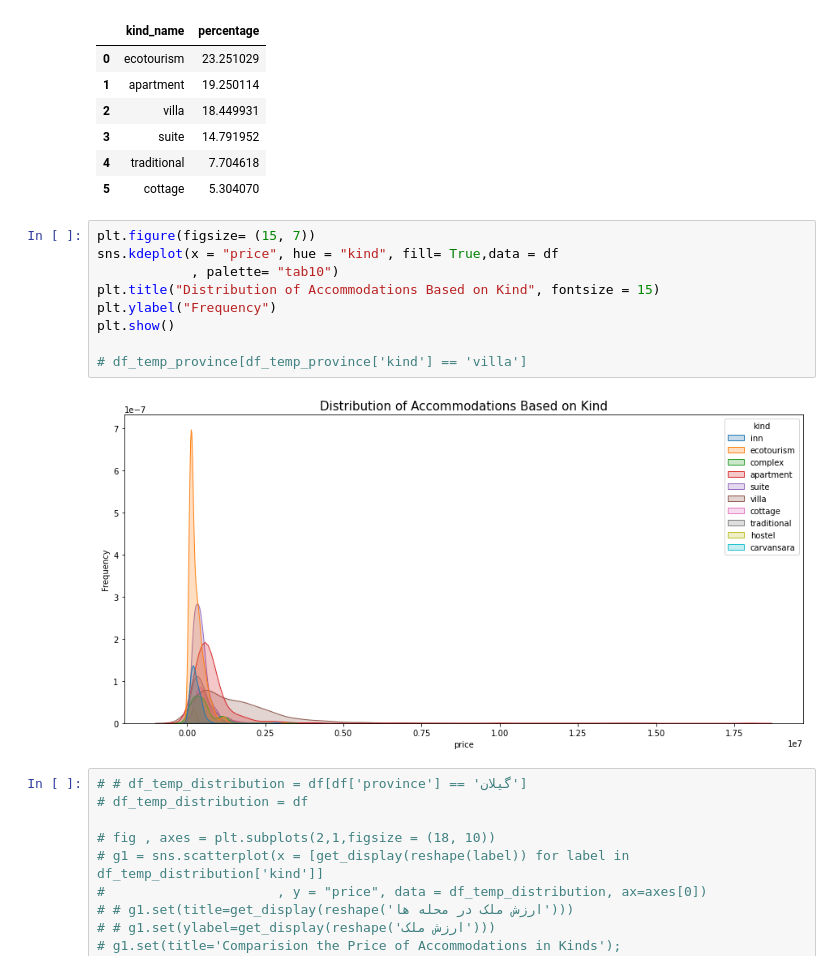
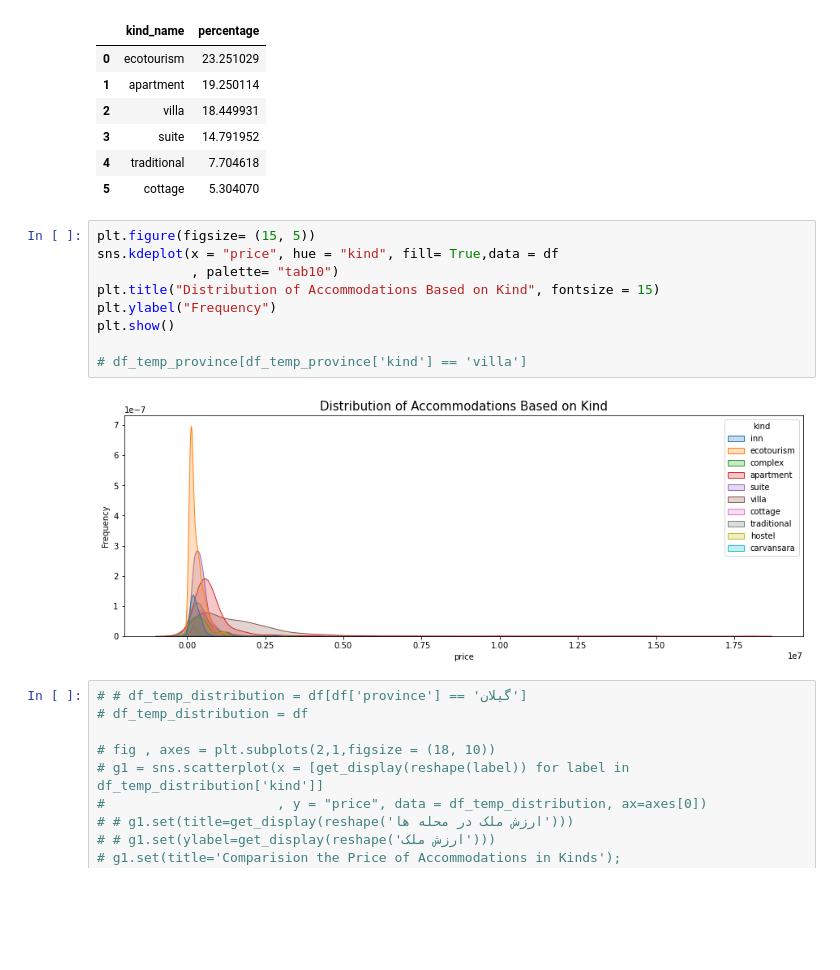
Before and after one commit to amiralimadadi/Jabama_WebScrap, a Jupyter notebook: Accommodations/2-Analysis.ipynb, the cells around one changed output. Cells and saved outputs as stored; diff of their text form; blank space fills up the shorter version.

```diff
--- a/Accommodations/2-Analysis.ipynb
+++ b/Accommodations/2-Analysis.ipynb
@@ -228,16 +228,16 @@ display(df_temp_kind[['kind_name','percentage']].head(6))
 | 4 | traditional | 7.704618 |
 | 5 | cottage | 5.304070 |
 # %%
-plt.figure(figsize= (15, 7))
+plt.figure(figsize= (15, 5))
 sns.kdeplot(x = "price", hue = "kind", fill= True,data = df
             , palette= "tab10")
 plt.title("Distribution of Accommodations Based on Kind", fontsize = 15)
 plt.ylabel("Frequency")
 plt.show()
 
 # df_temp_province[df_temp_province['kind'] == 'villa']
 # %% [output]
-[figure, old version]
+[figure, new version]
 # %%
 # # df_temp_distribution = df[df['province'] == 'گیلان']
 # df_temp_distribution = df
```
Also changed, not shown: parts of 5 cells of this notebook.
